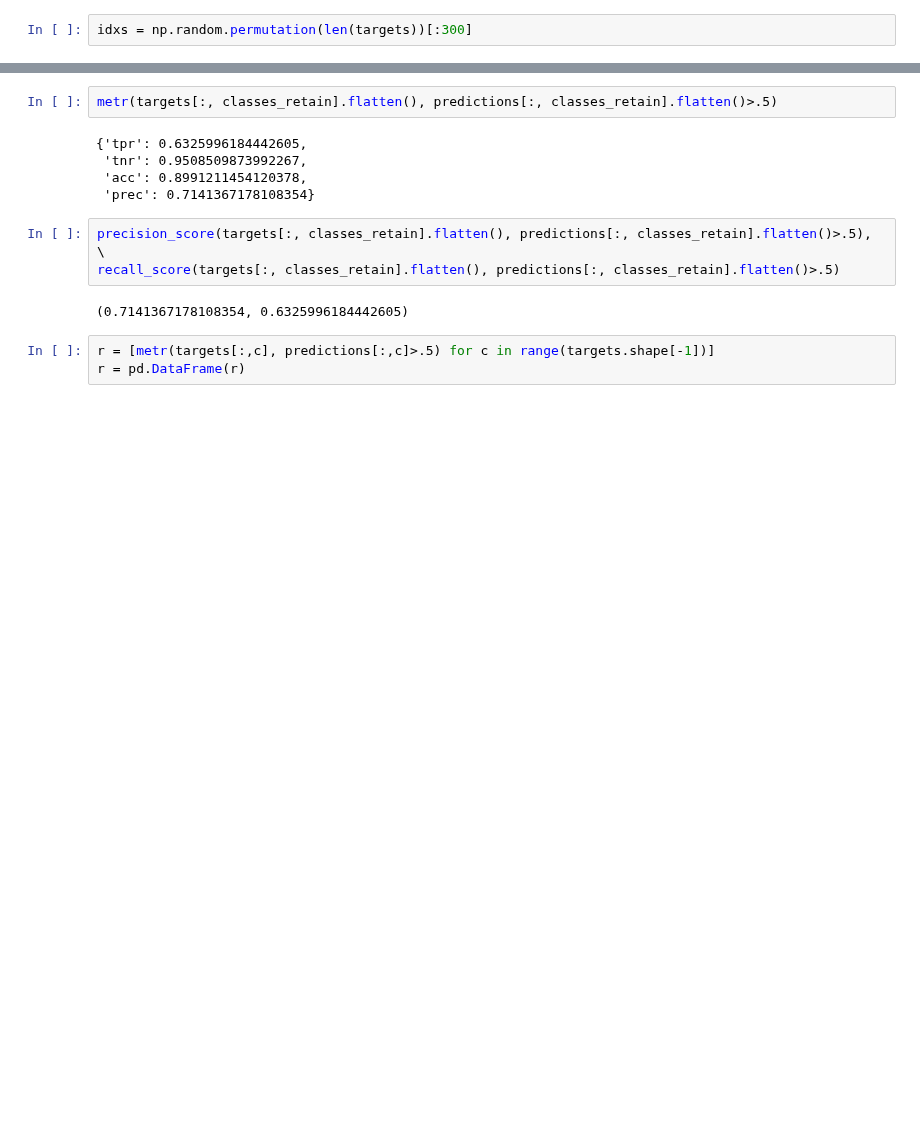
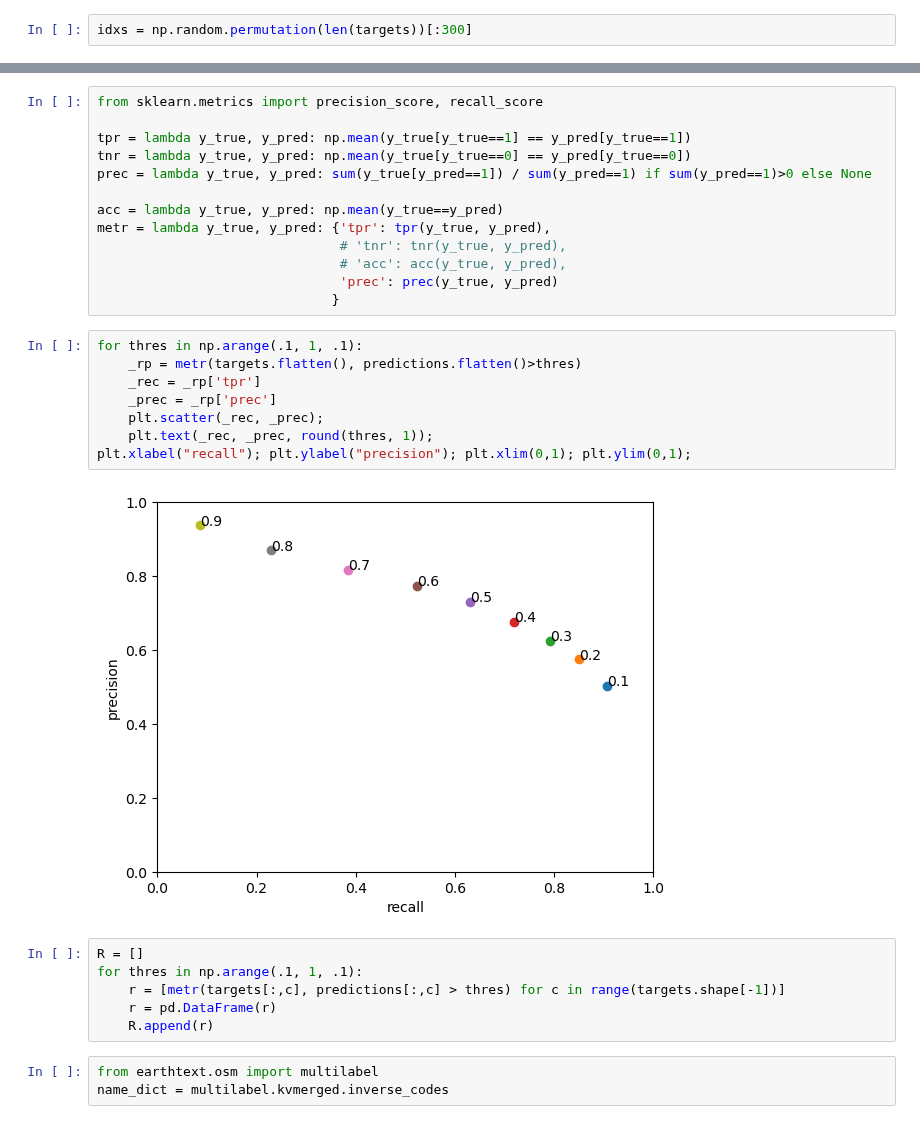
Before and after one commit to Clay-foundation/earth-text, a Jupyter notebook: notebooks/models/04 - multilabel classification.ipynb, the cells around one changed output, grey strips where cells are left out. Cells and saved outputs as stored; diff of their text form; blank space fills up the shorter version.

```diff
--- a/notebooks/models/04 - multilabel classification.ipynb
+++ b/notebooks/models/04 - multilabel classification.ipynb
@@ -305,15 +304,32 @@ for ax, i in subplots(2, usizex=8):
+# %%
+from sklearn.metrics import precision_score, recall_score
+
+tpr = lambda y_true, y_pred: np.mean(y_true[y_true==1] == y_pred[y_true==1])
+tnr = lambda y_true, y_pred: np.mean(y_true[y_true==0] == y_pred[y_true==0])
+prec = lambda y_true, y_pred: sum(y_true[y_pred==1]) / sum(y_pred==1) if sum(y_pred==1)>0 else None
+
+acc = lambda y_true, y_pred: np.mean(y_true==y_pred)
+metr = lambda y_true, y_pred: {'tpr': tpr(y_true, y_pred),
+                               # 'tnr': tnr(y_true, y_pred),
+                               # 'acc': acc(y_true, y_pred),
+                               'prec': prec(y_true, y_pred)
+                              }
 # %%
-metr(targets[:, classes_retain].flatten(), predictions[:, classes_retain].flatten()>.5)
+for thres in np.arange(.1, 1, .1):
+    _rp = metr(targets.flatten(), predictions.flatten()>thres)
+    _rec = _rp['tpr']
+    _prec = _rp['prec']
+    plt.scatter(_rec, _prec);
+    plt.text(_rec, _prec, round(thres, 1));
+plt.xlabel("recall"); plt.ylabel("precision"); plt.xlim(0,1); plt.ylim(0,1);
 # %% [output]
-{'tpr': 0.6325996184442605,
- 'tnr': 0.9508509873992267,
- 'acc': 0.8991211454120378,
- 'prec': 0.7141367178108354}
+[figure, added]
-# %%
-precision_score(targets[:, classes_retain].flatten(), predictions[:, classes_retain].flatten()>.5), \
-recall_score(targets[:, classes_retain].flatten(), predictions[:, classes_retain].flatten()>.5)
-# %% [output]
-(0.7141367178108354, 0.6325996184442605)
 # %%
-r = [metr(targets[:,c], predictions[:,c]>.5) for c in range(targets.shape[-1])]
-r = pd.DataFrame(r)
+R = []
+for thres in np.arange(.1, 1, .1):
+    r = [metr(targets[:,c], predictions[:,c] > thres) for c in range(targets.shape[-1])]
+    r = pd.DataFrame(r)
+    R.append(r)
+# %%
+from earthtext.osm import multilabel
+name_dict = multilabel.kvmerged.inverse_codes
```
Also changed, not shown: parts of 11 cells of this notebook.
